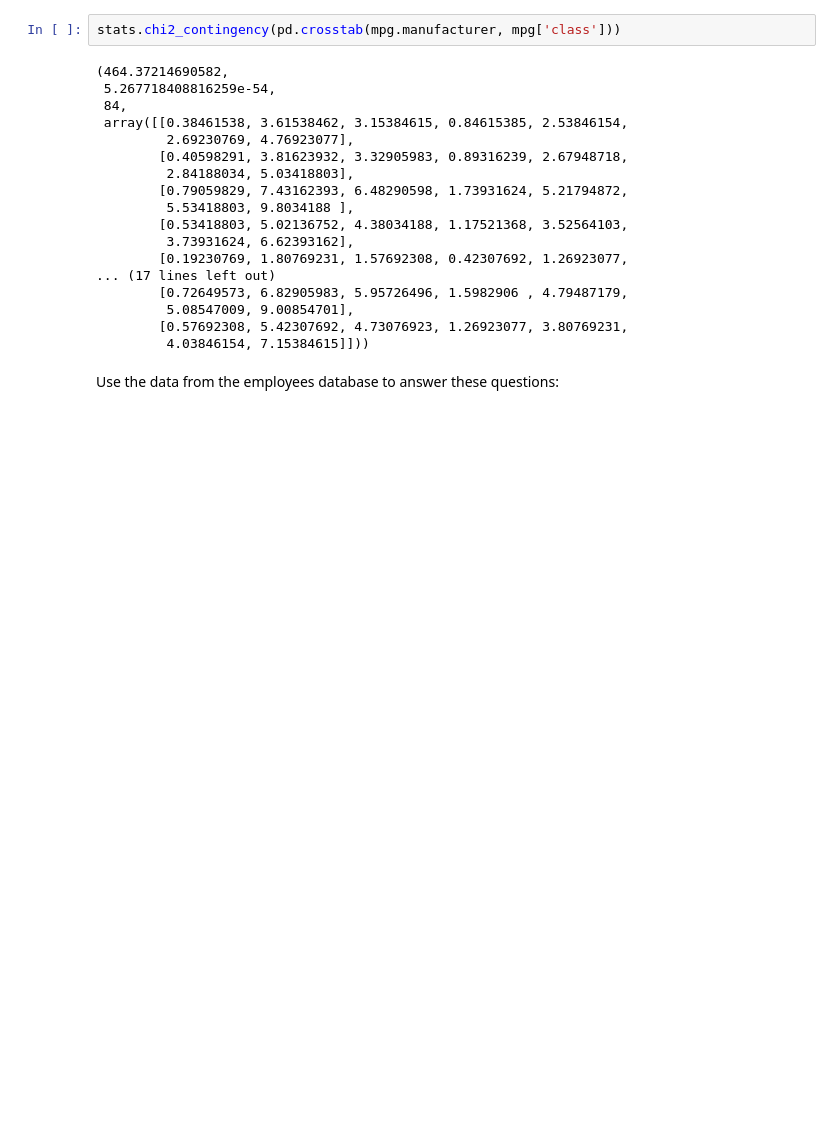
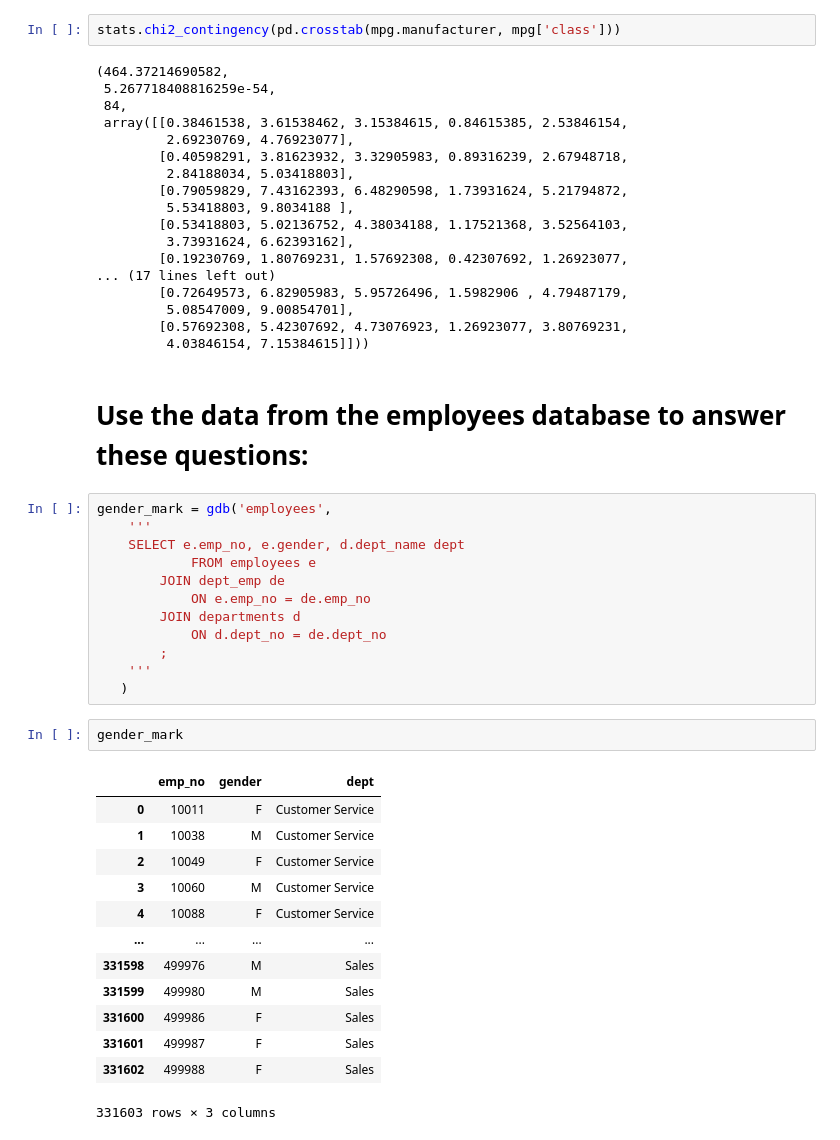
Before and after one commit to David-Howell/statistics-exercises, a Jupyter notebook: hypothesis_testing.ipynb, the cells around one changed output. Cells and saved outputs as stored; diff of their text form; blank space fills up the shorter version.

```diff
--- a/hypothesis_testing.ipynb
+++ b/hypothesis_testing.ipynb
@@ -1026,4 +1026,32 @@ stats.chi2_contingency(pd.crosstab(mpg.manufacturer, mpg['class']))
         [0.57692308, 5.42307692, 4.73076923, 1.26923077, 3.80769231,
          4.03846154, 7.15384615]]))
 # %% [markdown]
-Use the data from the employees database to answer these questions:
+# Use the data from the employees database to answer these questions:
+# %%
+gender_mark = gdb('employees',
+    '''
+    SELECT e.emp_no, e.gender, d.dept_name dept
+			FROM employees e
+		JOIN dept_emp de
+			ON e.emp_no = de.emp_no
+		JOIN departments d
+			ON d.dept_no = de.dept_no
+        ;
+    '''
+   )
+# %%
+gender_mark
+# %% [output]
+|  | emp_no | gender | dept |
+| 0 | 10011 | F | Customer Service |
+| 1 | 10038 | M | Customer Service |
+| 2 | 10049 | F | Customer Service |
+| 3 | 10060 | M | Customer Service |
+| 4 | 10088 | F | Customer Service |
+| ... | ... | ... | ... |
+| 331598 | 499976 | M | Sales |
+| 331599 | 499980 | M | Sales |
+| 331600 | 499986 | F | Sales |
+| 331601 | 499987 | F | Sales |
+| 331602 | 499988 | F | Sales |
+331603 rows × 3 columns
```
Also changed, not shown: parts of 17 cells of this notebook.
